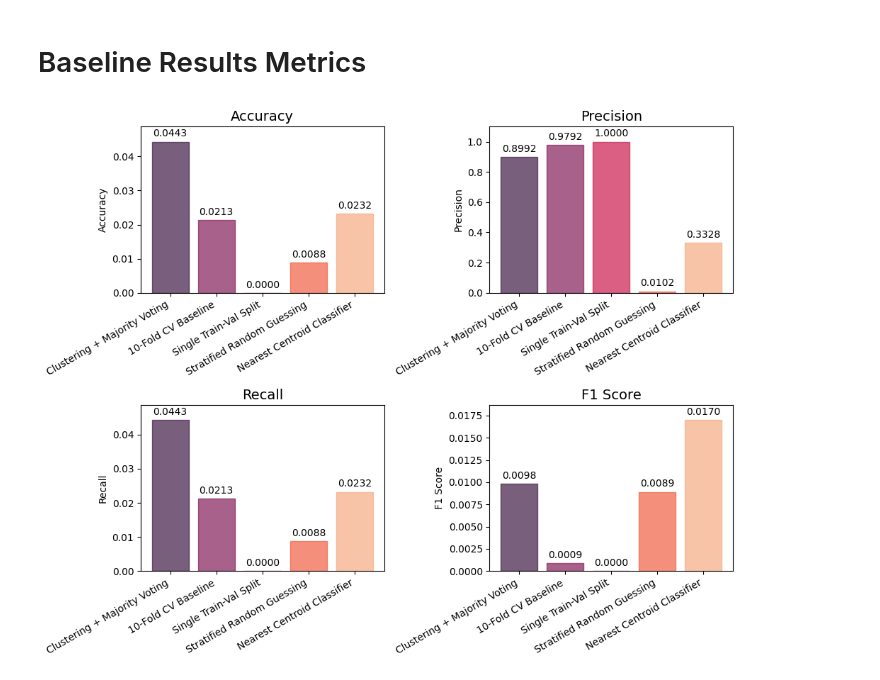
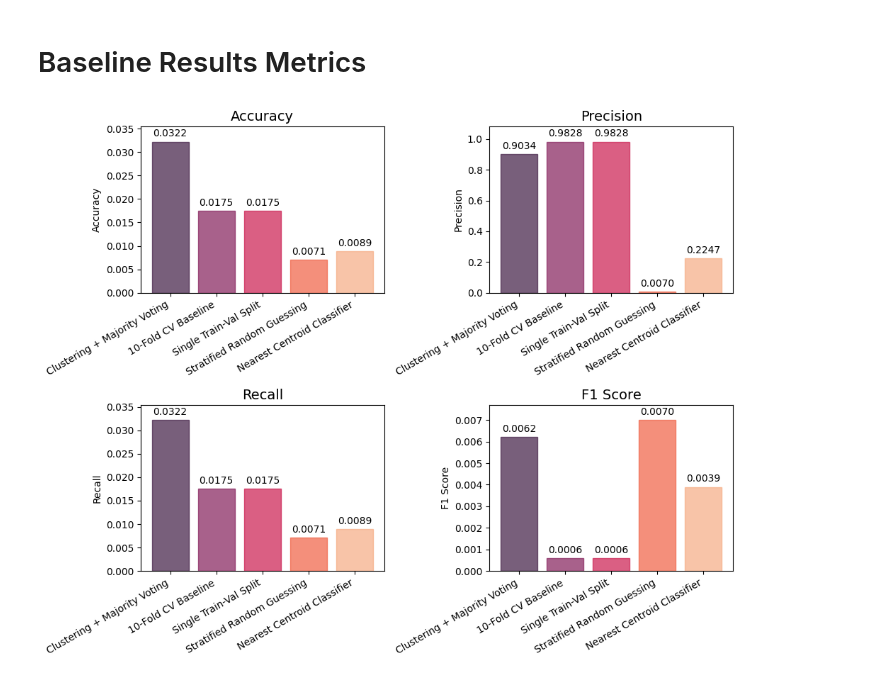
Before and after one commit to Davee02/HSLU.DSPRO1.BirdDetection, a Jupyter notebook: notebooks/09-report-visualizations.ipynb, the cells around one changed output. Cells and saved outputs as stored; diff of their text form; code cells hidden in the pictures.

Commit message:
Finalized baseline results visualization

```diff
--- a/notebooks/09-report-visualizations.ipynb
+++ b/notebooks/09-report-visualizations.ipynb
@@ -278,42 +278,40 @@ models = [
     "Nearest Centroid Classifier"
 ]
 data = [
-    [0.0443, 0.8992, 0.0443, 0.0098],  # Clustering + Majority Voting
-    [0.0213, 0.9792, 0.0213, 0.0009],  # 10-Fold CV Baseline
-    [0.0000, 1.0000, 0.0000, 0.0000],  # Single Train-Val Split
-    [0.0088, 0.0102, 0.0088, 0.0089],  # Stratified Random Guessing
-    [0.0232, 0.3328, 0.0232, 0.0170]   # Nearest Centroid Classifier
+    [0.0322, 0.9034, 0.0322, 0.0062],  # Clustering + Majority Voting
+    [0.0175, 0.9828, 0.0175, 0.0006],  # 10-Fold CV Baseline
+    [0.0175, 0.9828, 0.0175, 0.0006],  # Single Train-Val Split
+    [0.0071, 0.0070, 0.0071, 0.0070],  # Stratified Random Guessing
+    [0.0089, 0.2247, 0.0089, 0.0039]   # Nearest Centroid Classifier
 ]
 metrics = ['Accuracy', 'Precision', 'Recall', 'F1 Score']
 
 data_transposed = list(zip(*data))
 x = np.arange(len(models))
 max_values = [max(metric_values) for metric_values in data_transposed]
 
 color_palette = sns.color_palette(palette_name, len(models))
 
 fig, axes = plt.subplots(2, 2, figsize=(10, 8))
 axes = axes.flatten()
 
-# Plot each metric
 for i, metric in enumerate(metrics):
     bars = axes[i].bar(x, data_transposed[i], tick_label=models, alpha=0.7)
     for j, bar in enumerate(bars):
-        bar.set_color(color_palette[j])  # Assign consistent color for each model
+        bar.set_color(color_palette[j])
         height = bar.get_height()
-        axes[i].annotate(f'{height:.4f}',  # Format the value to 4 decimal places
-                         xy=(bar.get_x() + bar.get_width() / 2, height),  # Position at the center of the bar's top
-                         xytext=(0, 3),  # Offset text slightly above the bar
+        axes[i].annotate(f'{height:.4f}',
+                         xy=(bar.get_x() + bar.get_width() / 2, height),
+                         xytext=(0, 3),
                          textcoords="offset points",
                          ha='center', va='bottom', fontsize=10)
     axes[i].set_title(f'{metric}', fontsize=14)
     axes[i].set_ylabel(metric)
     axes[i].set_xticks(x)
     axes[i].set_xticklabels(models, rotation=30, ha="right")
     axes[i].set_ylim(0, max_values[i] * 1.1)
 
-# Adjust layout and display
 fig.tight_layout()
 plt.show()
 # %% [output]
-[figure, old version]
+[figure, new version]
```
